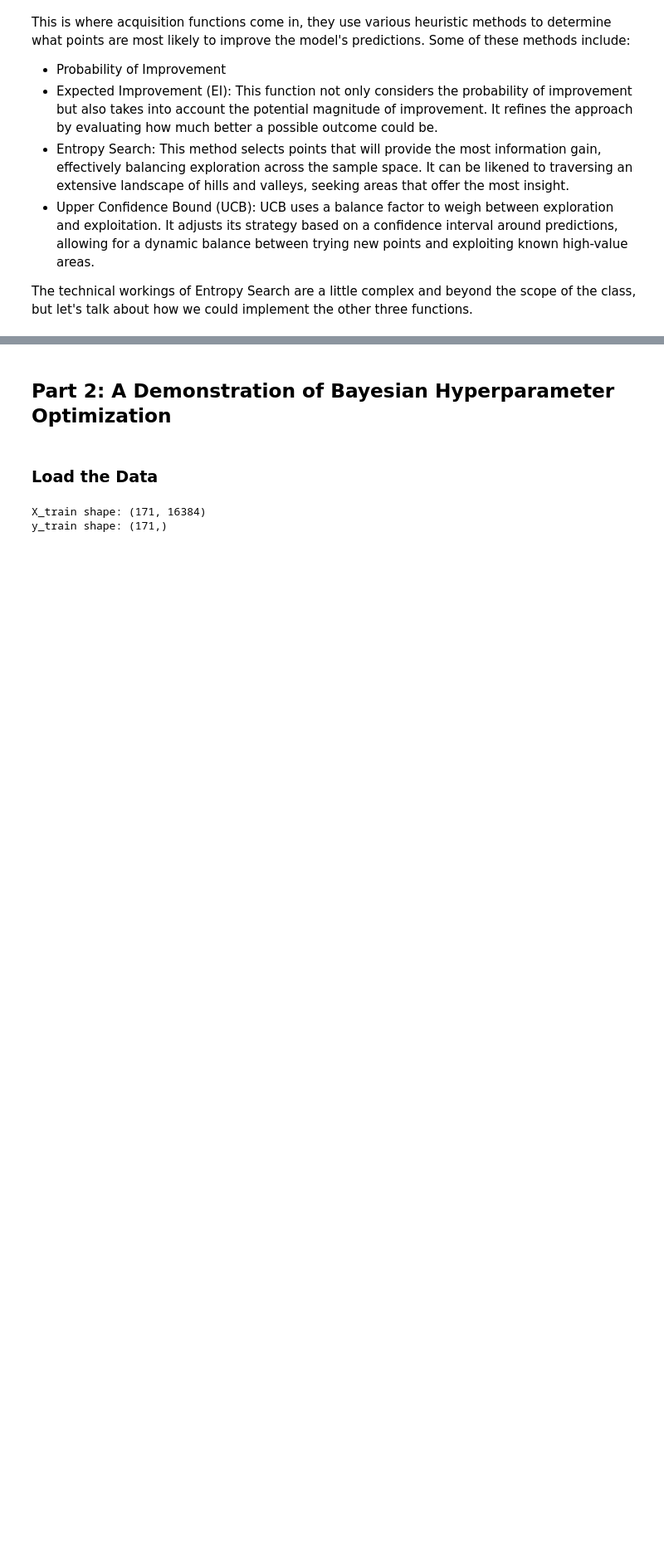
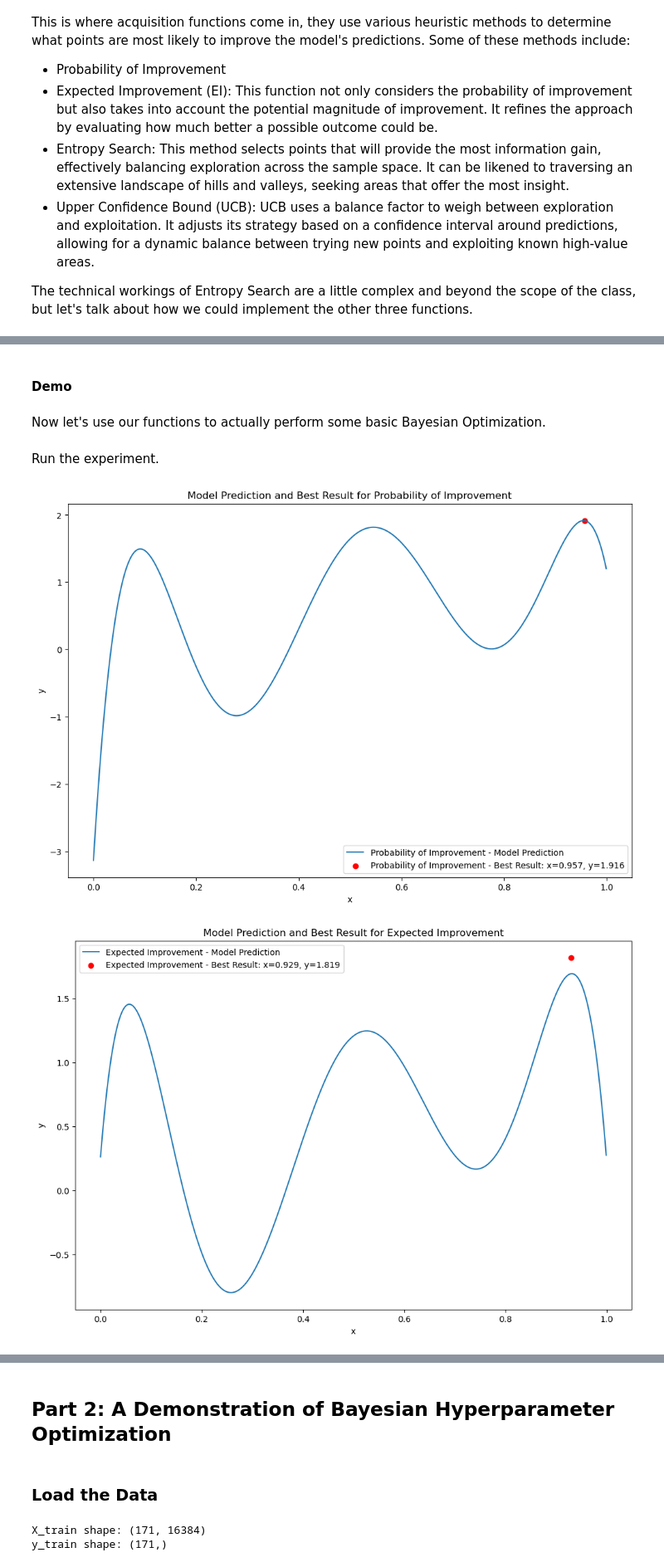
Before and after one commit to asatpathy314/pokemon-mlp, a Jupyter notebook: pokemon.ipynb, the cells around one changed output, grey strips where cells are left out. Shown at 83% size. Cells and saved outputs as stored; diff of their text form; code cells hidden in the pictures; blank space fills up the shorter version.

```diff
--- a/pokemon.ipynb
+++ b/pokemon.ipynb
@@ -118,0 +144,66 @@ Now let's see an example of using this technique to optimize the hyperparameters
+# %%
+def upper_confidence_bound(X, Xsamples, model, lambda_param=2.0):
+    mu, std = model.predict(Xsamples, return_std=True)
+    ucb = mu + lambda_param * std  # calculate the ucb for all points
+    return ucb
+# %% [markdown]
+#### Demo
+# %% [markdown]
+Now let's use our functions to actually perform some basic Bayesian Optimization.
+# %%
+# Function to optimize the acquisition function
+def optimize_acquisition(X, y, model, acquisition_function):
+    # Generate random samples for exploration
+    Xsamples = np.random.random(1000).reshape(-1, 1)
+    # Evaluate acquisition scores for each sample
+    scores = acquisition_function(X, Xsamples, model)
+    # Identify the sample with the highest score
+    best_index = np.argmax(scores)
+    return Xsamples[best_index, 0]
+# %% [markdown]
+Run the experiment.
+# %%
+# Define acquisition functions
+acquisition_functions = {
+    'Probability of Improvement': probability_of_improvement,
+    'Expected Improvement': expected_improvement,
+    'Upper Confidence Bound': upper_confidence_bound
+}
+
+results = {}
+models = []
+
+# Run optimization loop for each acquisition loops
+for name, acquisition_function in acquisition_functions.items():
+    X_temp, y_temp = X.copy(), y.copy()
+    gp_model_temp = GaussianProcessRegressor()
+    gp_model_temp.fit(X_temp, y_temp)
+
+    for i in range(10):
+        next_sample = optimize_acquisition(X_temp, y_temp, gp_model_temp, acquisition_function)
+        actual_value = objective(next_sample)
+
+        # Update dataset with new sample point and observation
+        X_temp = np.vstack((X_temp, [[next_sample]]))
+        y_temp = np.vstack((y_temp, [[actual_value]]))
+
+        # Re-fit model with updated data
+        gp_model_temp.fit(X_temp, y_temp)
+
+    # Store the best result for this acquisition function
+    best_index = np.argmax(y_temp)
+    results[name] = (X_temp[best_index], y_temp[best_index])
+
+    plt.figure(figsize=(12, 8))
+    Xsamples = np.arange(0, 1, 0.001).reshape(-1, 1)
+    ysamples, _ = gp_model_temp.predict(Xsamples, return_std=True)
+    plt.plot(Xsamples, ysamples, label=f'{name} - Model Prediction')
+    plt.scatter(X_temp[best_index], y_temp[best_index], color='red', label=f"{name} - Best Result: x={X_temp[best_index][0]:.3f}, y={y_temp[best_index][0]:.3f}")
+    plt.title(f'Model Prediction and Best Result for {name}')
+    plt.xlabel('x')
+    plt.ylabel('y')
+    plt.legend()
+    plt.show()
+# %% [output]
+[figure, added]
+[figure, added]
```
Also changed, not shown: parts of 23 cells of this notebook.
